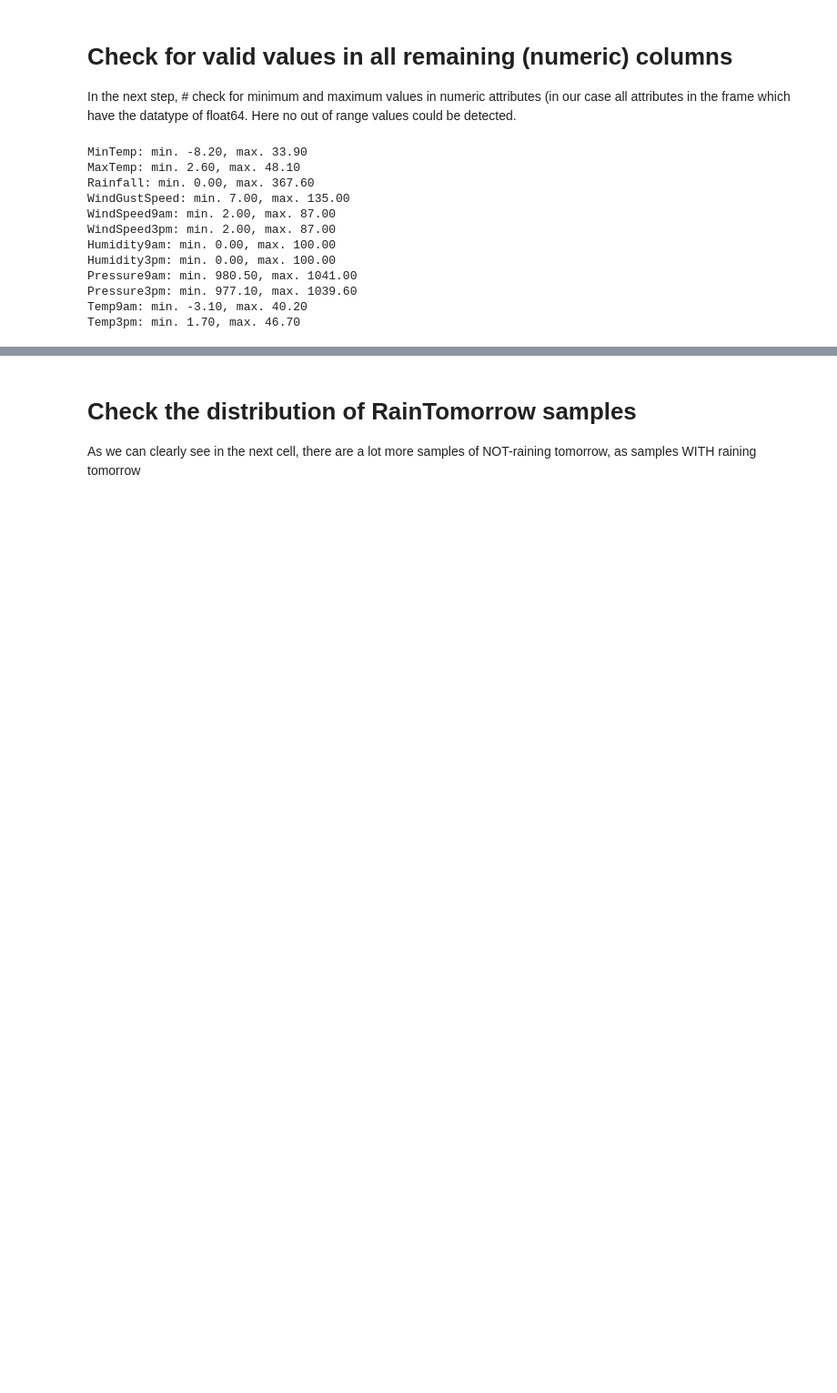
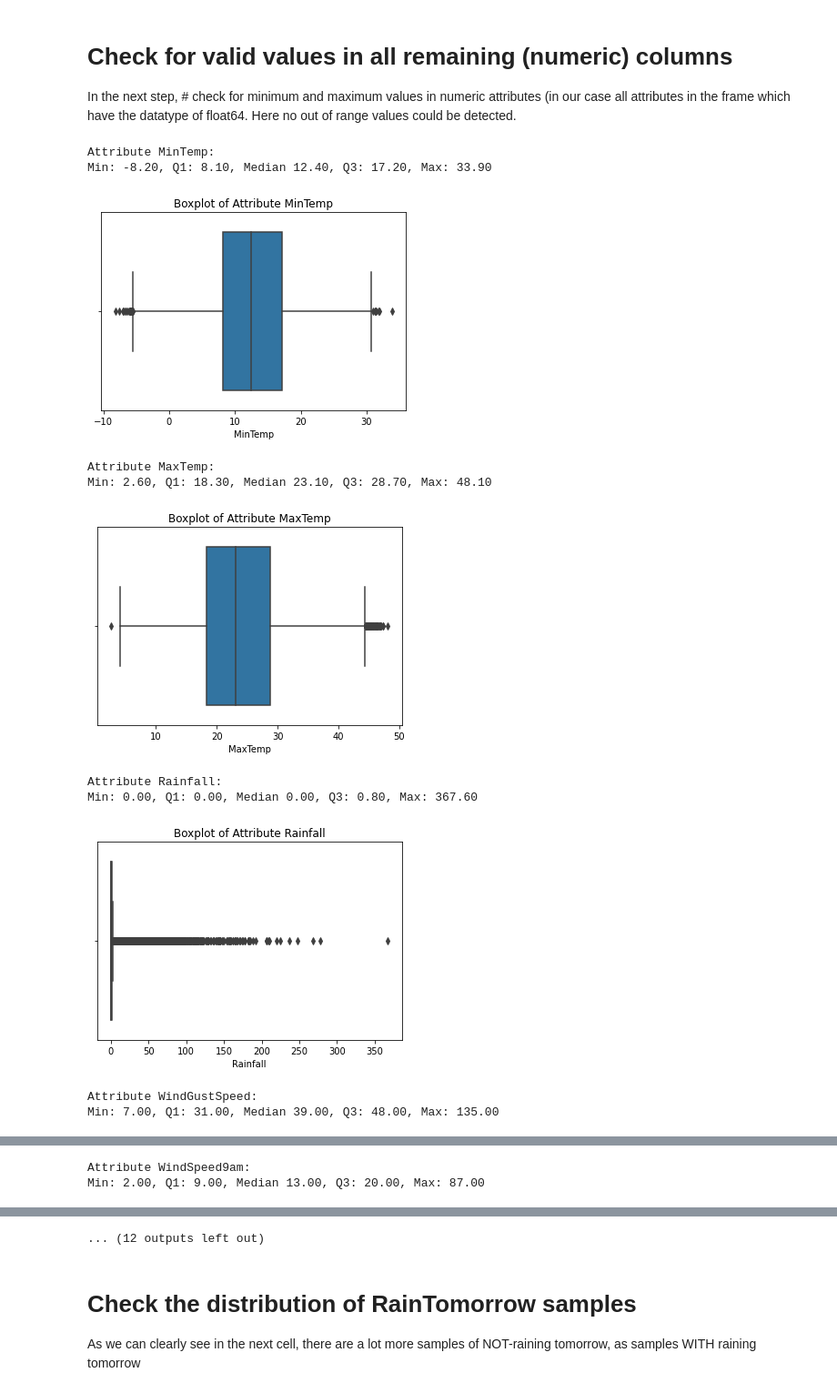
Before and after one commit to Stern1710/australia-weather-data, a Jupyter notebook: SPOD_Group7_Project.ipynb, the cells around one changed output, grey strips where cells are left out. Shown at 91% size. Cells and saved outputs as stored; diff of their text form; code cells hidden in the pictures; blank space fills up the shorter version.

```diff
--- a/SPOD_Group7_Project.ipynb
+++ b/SPOD_Group7_Project.ipynb
@@ -211,17 +208,20 @@ In the next step, # check for minimum and maximum values in numeric attributes (
 # %%
 # check for minimum and maximum values in numeric attributes:
 for col in weather.loc[:, weather.dtypes == 'float64']:
-    print("{:s}: min. {:.2f}, max. {:.2f}".format(col,weather[col].min(),weather[col].max()))
+    print(f'Attribute {col}:')
+    print("Min: {:.2f}, Q1: {:.2f}, Median {:.2f}, Q3: {:.2f}, Max: {:.2f}".format(weather[col].min(),weather[col].quantile(.25),weather[col].median(),weather[col].quantile(.75), weather[col].max()))
+    sns.boxplot(x=weather[col])
+    plt.title(f'Boxplot of Attribute {col}')
+    plt.show()
 # %% [output]
-MinTemp: min. -8.20, max. 33.90
-MaxTemp: min. 2.60, max. 48.10
-Rainfall: min. 0.00, max. 367.60
-WindGustSpeed: min. 7.00, max. 135.00
-WindSpeed9am: min. 2.00, max. 87.00
-WindSpeed3pm: min. 2.00, max. 87.00
-Humidity9am: min. 0.00, max. 100.00
-Humidity3pm: min. 0.00, max. 100.00
-Pressure9am: min. 980.50, max. 1041.00
-Pressure3pm: min. 977.10, max. 1039.60
-Temp9am: min. -3.10, max. 40.20
-Temp3pm: min. 1.70, max. 46.70
+Attribute MinTemp:
+Min: -8.20, Q1: 8.10, Median 12.40, Q3: 17.20, Max: 33.90
+[figure, added]
+Attribute MaxTemp:
+Min: 2.60, Q1: 18.30, Median 23.10, Q3: 28.70, Max: 48.10
+[figure, added]
+Attribute Rainfall:
+Min: 0.00, Q1: 0.00, Median 0.00, Q3: 0.80, Max: 367.60
+[figure, added]
+Attribute WindGustSpeed:
+Min: 7.00, Q1: 31.00, Median 39.00, Q3: 48.00, Max: 135.00
@@ -227,0 +229,2 @@ Temp3pm: min. 1.70, max. 46.70
+Attribute WindSpeed9am:
+Min: 2.00, Q1: 9.00, Median 13.00, Q3: 20.00, Max: 87.00
@@ -228,3 +235,4 @@ Temp3pm: min. 1.70, max. 46.70
+... (12 outputs left out)
 # %% [markdown]
 # Check the distribution of RainTomorrow samples
 
```
Also changed, not shown: parts of 14 cells of this notebook.
